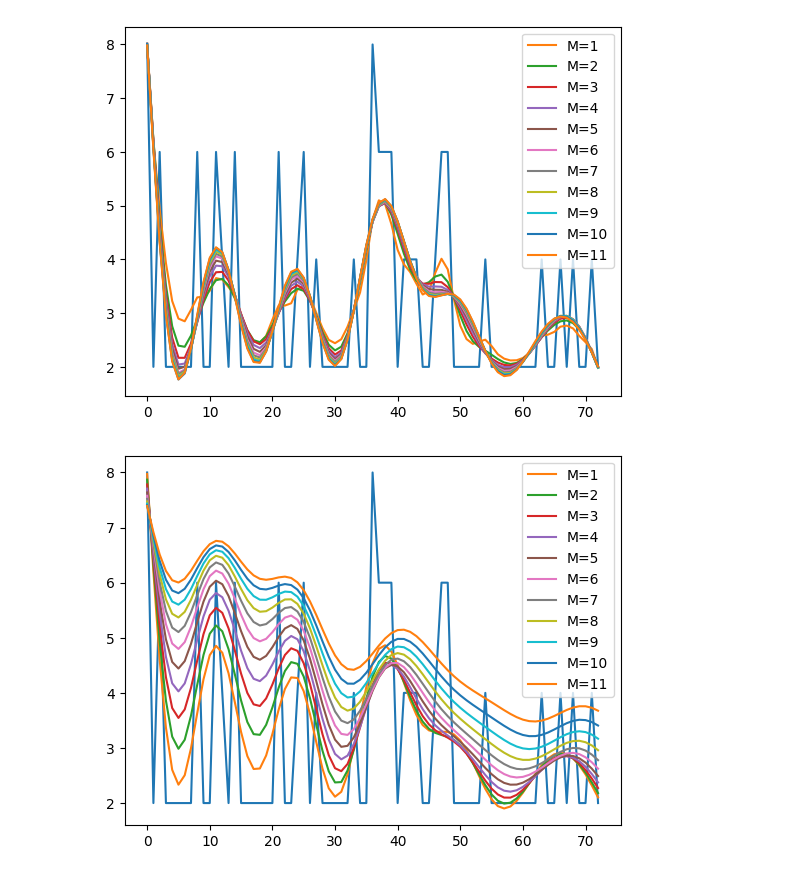
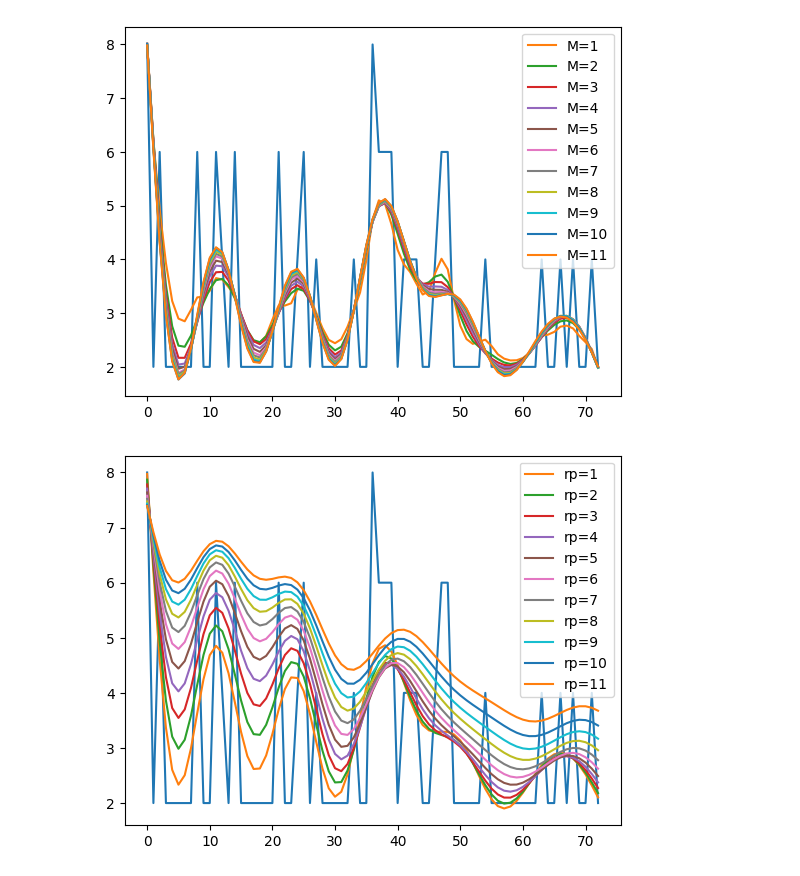
Before and after one commit to lowLevelGod/Procesarea-Semnalelor, a Jupyter notebook: Lab6/lab6.ipynb, the cells around one changed output. Drawn from its saved outputs; the diff is of its cells as text; code cells hidden in the pictures.

```diff
--- a/Lab6/lab6.ipynb
+++ b/Lab6/lab6.ipynb
@@ -4,16 +4,21 @@ import matplotlib.pyplot as plt
 # %%
 # ex1
 N = 100
-x = np.random.randn(N)
+x = np.random.rand(N)
 
 def convolution(x, N):
-    result = np.zeros(N)
-    for n in range(N):
+    result = np.zeros(2 * N - 1)
+    for n in range(2 * N - 1):
         for k in range(N):
             if n - k >= 0 and n - k < N:
                 result[n] += x[n - k] * x[k]
 
-    return result
+
+    left = (N - 1) // 2
+    right = (N - 1) // 2 + 1 if (N - 1) % 2 else (N - 1) // 2
+
+    return result[left : 2 * N - 1 - right]
+
 
 fig, axs = plt.subplots(2, 2)
 
@@ -28,5 +33,4 @@ fig.tight_layout()
 fig.savefig("ex1.pdf")
 fig.show()
 
-# marginea din stanga a semnalului incepe sa tinda catre 0,
-# in timp ce restul valorilor nenule sunt strivite la dreapta
+# distributia gaussiana
@@ -157,32 +159,37 @@ plt.clf()
 
 plt.plot(x)
 for n in range(1, 12):
     b_butter, a_butter = scipy.signal.butter(n, normalizedWn, btype='low')
     butterSignal = scipy.signal.filtfilt(b_butter, a_butter, x)
 
     plt.plot(butterSignal, label="M={n}".format(n=n))
 
 plt.legend()
+plt.savefig("ex4_f_butter.pdf")
 plt.show()
 plt.clf()
 
 # pentru ordin par la cheby amplitudinea
 # semnalului filtrat incepe sa scada mult
 # sub amplitudinea semnalului original
 
 # aleg ordin 7 pentru cheby deoarece mai mult
 # de atat nu aduce un avantaj la netezime
 
+# cu cat creste rp pentru cheby, cu atat
+# se taie din frecvente mai mult
+
 plt.plot(x)
 for n in range(1, 12):
     b_cheby1, a_cheby1 = scipy.signal.cheby1(7, n, normalizedWn, btype='low')
     cheby1Signal = scipy.signal.filtfilt(b_cheby1, a_cheby1, x)
 
-    plt.plot(cheby1Signal, label="M={n}".format(n=n))
+    plt.plot(cheby1Signal, label="rp={n}".format(n=n))
 
 plt.legend()
+plt.savefig("ex4_f_cheby.pdf")
 plt.show()
 # %% [output]
 [figure]
 [figure]
-[figure, old version]
+[figure, new version]
```
Also changed, not shown: parts of 3 cells of this notebook, 7 other files.
